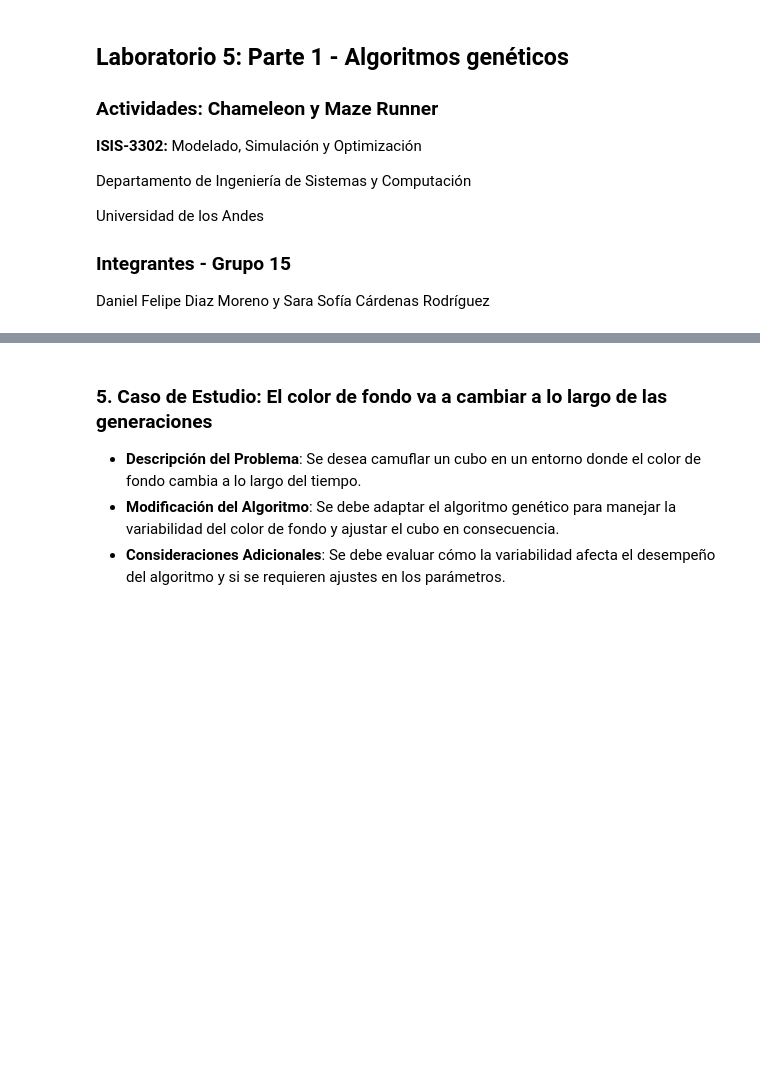
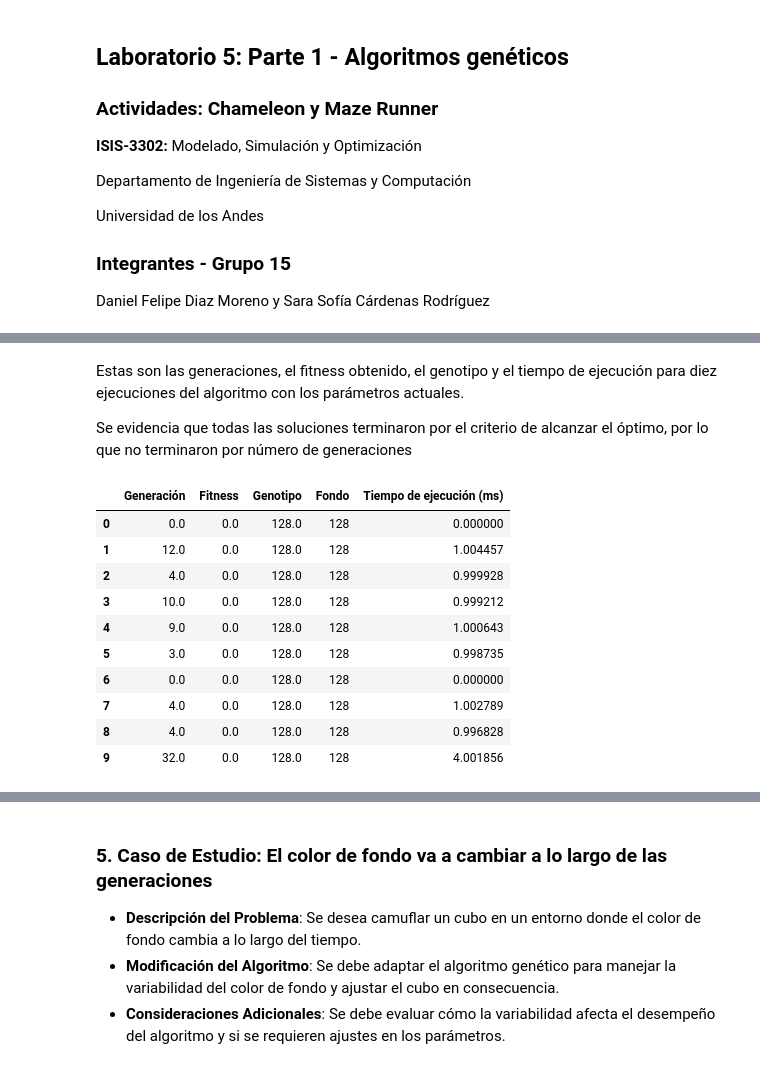
Before and after one commit to ddi4z/Laboratorios-MOS, a Jupyter notebook: Laboratorio 5/solucionP1.ipynb, the cells around one changed output, grey strips where cells are left out. Saved outputs shown, nothing was run; the diff lists cells and outputs as text; code cells hidden in the pictures; blank space fills up the shorter version.

```diff
--- a/Laboratorio 5/solucionP1.ipynb
+++ b/Laboratorio 5/solucionP1.ipynb
@@ -158,11 +84,0 @@ class AlgoritmoGeneticoCamuflaje:
-# %%
-tamañoPoblacion = 80
-generaciones = 100
-probabilidadCruce = 0.8
-elitismo = 0.2
-probabilidadMutacion = 0.01
-fondo = 128
-
-algoritmoGeneticoCamuflaje = AlgoritmoGeneticoCamuflaje(tamañoPoblacion, generaciones, probabilidadCruce, probabilidadMutacion, elitismo, fondo)
-algoritmoGeneticoCamuflaje.ejecutar()
-print(algoritmoGeneticoCamuflaje.obtenerMetricas())
@@ -170,0 +254,13 @@ print(algoritmoGeneticoCamuflaje.obtenerMetricas())
+# %%
+# Se utilizó una población de 25 individuos, ya que 100 es excesivo para 256 colores posibles
+tamañoPoblacion = 25
+# El máximo de generaciones se estableció en 50 para evitar un tiempo de ejecución excesivo
+generaciones = 50
+# Se estableció una probabilidad de cruce de 0.8, ya que se busca que la mayoría de los individuos se crucen
+probabilidadCruce = 0.8
+# Se estableció un elitismo de 0.2, ya que se busca que una pequeña parte de la población original se conserve (los mejores)
+elitismo = 0.2
+# Se estableció una probabilidad de mutación del 1%, ya que se busca que sea poco frecuente
+probabilidadMutacion = 0.01
+# Se estableció un color de fondo de 128, siendo un color intermedio
+fondo = 128
@@ -170,0 +290,18 @@ print(algoritmoGeneticoCamuflaje.obtenerMetricas())
+# %% [markdown]
+Estas son las generaciones, el fitness obtenido, el genotipo y el tiempo de ejecución para diez ejecuciones del algoritmo con los parámetros actuales.
+
+Se evidencia que todas las soluciones terminaron por el criterio de alcanzar el óptimo, por lo que no terminaron por número de generaciones
+# %%
+df.head(10)
+# %% [output]
+|  | Generación | Fitness | Genotipo | Fondo | Tiempo de ejecución (ms) |
+| 0 | 0.0 | 0.0 | 128.0 | 128 | 0.000000 |
+| 1 | 12.0 | 0.0 | 128.0 | 128 | 1.004457 |
+| 2 | 4.0 | 0.0 | 128.0 | 128 | 0.999928 |
+| 3 | 10.0 | 0.0 | 128.0 | 128 | 0.999212 |
+| 4 | 9.0 | 0.0 | 128.0 | 128 | 1.000643 |
+| 5 | 3.0 | 0.0 | 128.0 | 128 | 0.998735 |
+| 6 | 0.0 | 0.0 | 128.0 | 128 | 0.000000 |
+| 7 | 4.0 | 0.0 | 128.0 | 128 | 1.002789 |
+| 8 | 4.0 | 0.0 | 128.0 | 128 | 0.996828 |
+| 9 | 32.0 | 0.0 | 128.0 | 128 | 4.001856 |
```
Also changed, not shown: parts of 19 cells of this notebook, 1 other file.
